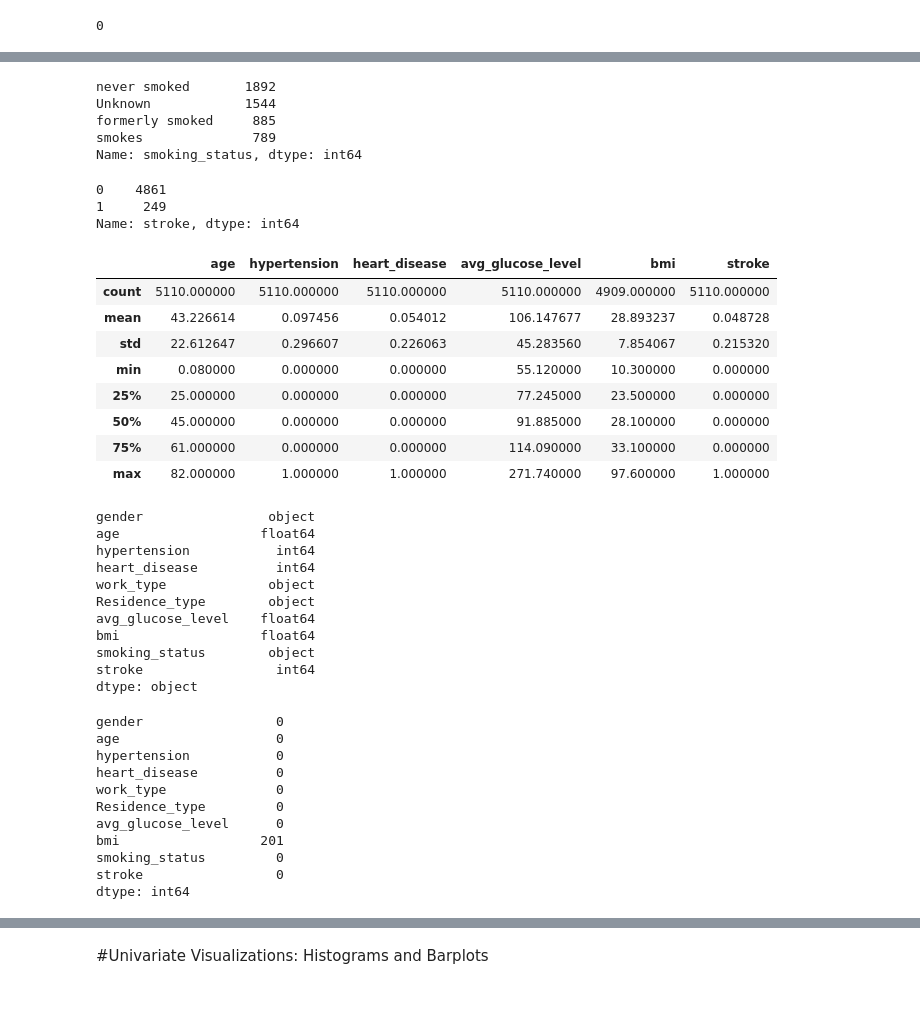
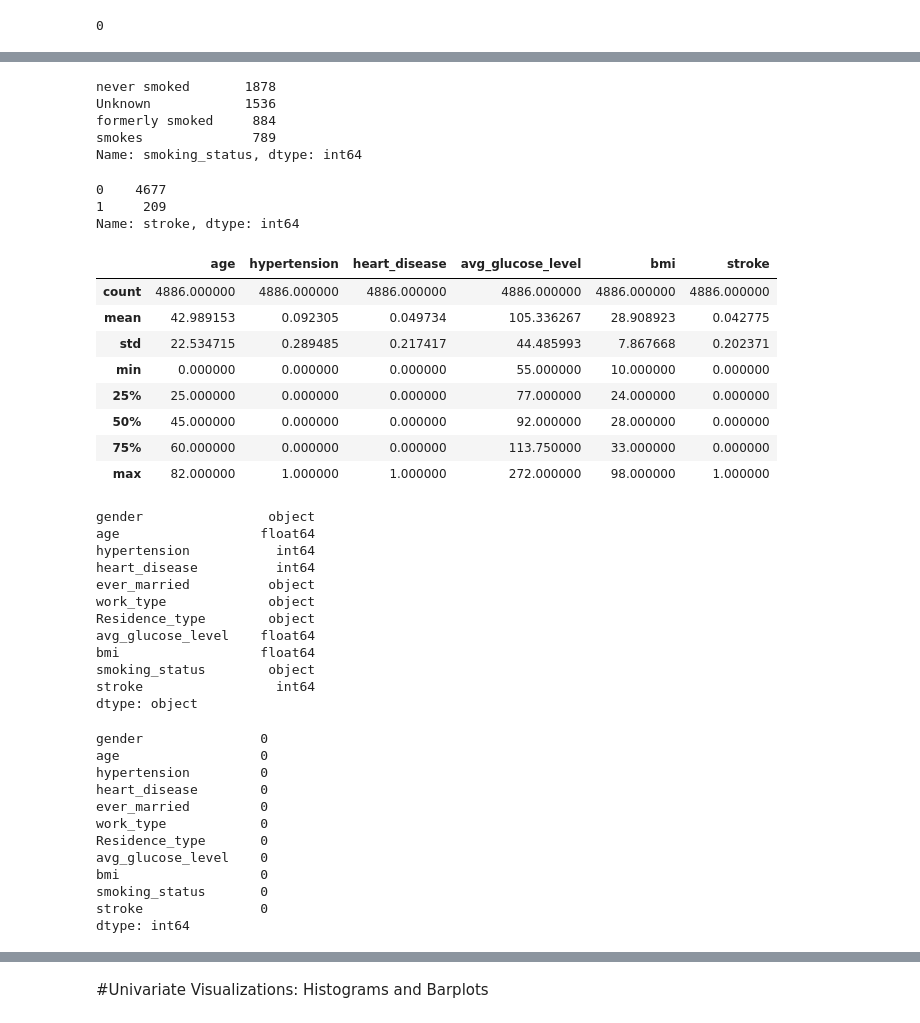
Before and after one commit to CatDawn29/Catherine-Project-2.0, a Jupyter notebook: Tippins_Project_2.ipynb, the cells around one changed output, grey strips where cells are left out. Drawn from its saved outputs; the diff is of its cells as text; code cells hidden in the pictures.

```diff
--- a/Tippins_Project_2.ipynb
+++ b/Tippins_Project_2.ipynb
@@ -199,0 +181,2 @@ Name: work_type, dtype: int64
+# %%
+df = stroke_df[stroke_df['work_type'] != 'Never_worked']
@@ -235,0 +197,4 @@ Name: bmi, Length: 418, dtype: int64
+# %%
+# round the values here as well....
+df.avg_glucose_level = df.avg_glucose_level.round()
+df["avg_glucose_level"].value_counts()
@@ -235,0 +219,4 @@ Name: bmi, Length: 418, dtype: int64
+# %%
+# round the values here as well
+df.bmi = df.bmi.round()
+df["bmi"].value_counts()
@@ -236,36 +246,39 @@ Name: bmi, Length: 418, dtype: int64
+# %%
+df = df.dropna(subset=["bmi"])
 # %%
-stroke_df["smoking_status"].value_counts()
+df["smoking_status"].value_counts()
 # %% [output]
-never smoked       1892
-Unknown            1544
-formerly smoked     885
+never smoked       1878
+Unknown            1536
+formerly smoked     884
 smokes              789
 Name: smoking_status, dtype: int64
 # %%
-stroke_df["stroke"].value_counts()
+df["stroke"].value_counts()
 # %% [output]
-0    4861
-1     249
+0    4677
+1     209
 Name: stroke, dtype: int64
 # %%
-stroke_df.describe()
+df.describe()
 # %% [output]
 |  | age | hypertension | heart_disease | avg_glucose_level | bmi | stroke |
-| count | 5110.000000 | 5110.000000 | 5110.000000 | 5110.000000 | 4909.000000 | 5110.000000 |
-| mean | 43.226614 | 0.097456 | 0.054012 | 106.147677 | 28.893237 | 0.048728 |
-| std | 22.612647 | 0.296607 | 0.226063 | 45.283560 | 7.854067 | 0.215320 |
-| min | 0.080000 | 0.000000 | 0.000000 | 55.120000 | 10.300000 | 0.000000 |
-| 25% | 25.000000 | 0.000000 | 0.000000 | 77.245000 | 23.500000 | 0.000000 |
-| 50% | 45.000000 | 0.000000 | 0.000000 | 91.885000 | 28.100000 | 0.000000 |
-| 75% | 61.000000 | 0.000000 | 0.000000 | 114.090000 | 33.100000 | 0.000000 |
-| max | 82.000000 | 1.000000 | 1.000000 | 271.740000 | 97.600000 | 1.000000 |
+| count | 4886.000000 | 4886.000000 | 4886.000000 | 4886.000000 | 4886.000000 | 4886.000000 |
+| mean | 42.989153 | 0.092305 | 0.049734 | 105.336267 | 28.908923 | 0.042775 |
+| std | 22.534715 | 0.289485 | 0.217417 | 44.485993 | 7.867668 | 0.202371 |
+| min | 0.000000 | 0.000000 | 0.000000 | 55.000000 | 10.000000 | 0.000000 |
+| 25% | 25.000000 | 0.000000 | 0.000000 | 77.000000 | 24.000000 | 0.000000 |
+| 50% | 45.000000 | 0.000000 | 0.000000 | 92.000000 | 28.000000 | 0.000000 |
+| 75% | 60.000000 | 0.000000 | 0.000000 | 113.750000 | 33.000000 | 0.000000 |
+| max | 82.000000 | 1.000000 | 1.000000 | 272.000000 | 98.000000 | 1.000000 |
 # %%
-print(stroke_df.dtypes)
+print(df.dtypes)
 # %% [output]
 gender                object
 age                  float64
 hypertension           int64
 heart_disease          int64
+ever_married          object
 work_type             object
 Residence_type        object
 avg_glucose_level    float64
@@ -274,17 +287,18 @@ smoking_status        object
 stroke                 int64
 dtype: object
 # %%
-stroke_df.isna().sum()
+df.isna().sum()
 # %% [output]
-gender                 0
-age                    0
-hypertension           0
-heart_disease          0
-work_type              0
-Residence_type         0
-avg_glucose_level      0
-bmi                  201
-smoking_status         0
-stroke                 0
+gender               0
+age                  0
+hypertension         0
+heart_disease        0
+ever_married         0
+work_type            0
+Residence_type       0
+avg_glucose_level    0
+bmi                  0
+smoking_status       0
+stroke               0
 dtype: int64
 # %%
```
Also changed, not shown: parts of 27 cells of this notebook.
